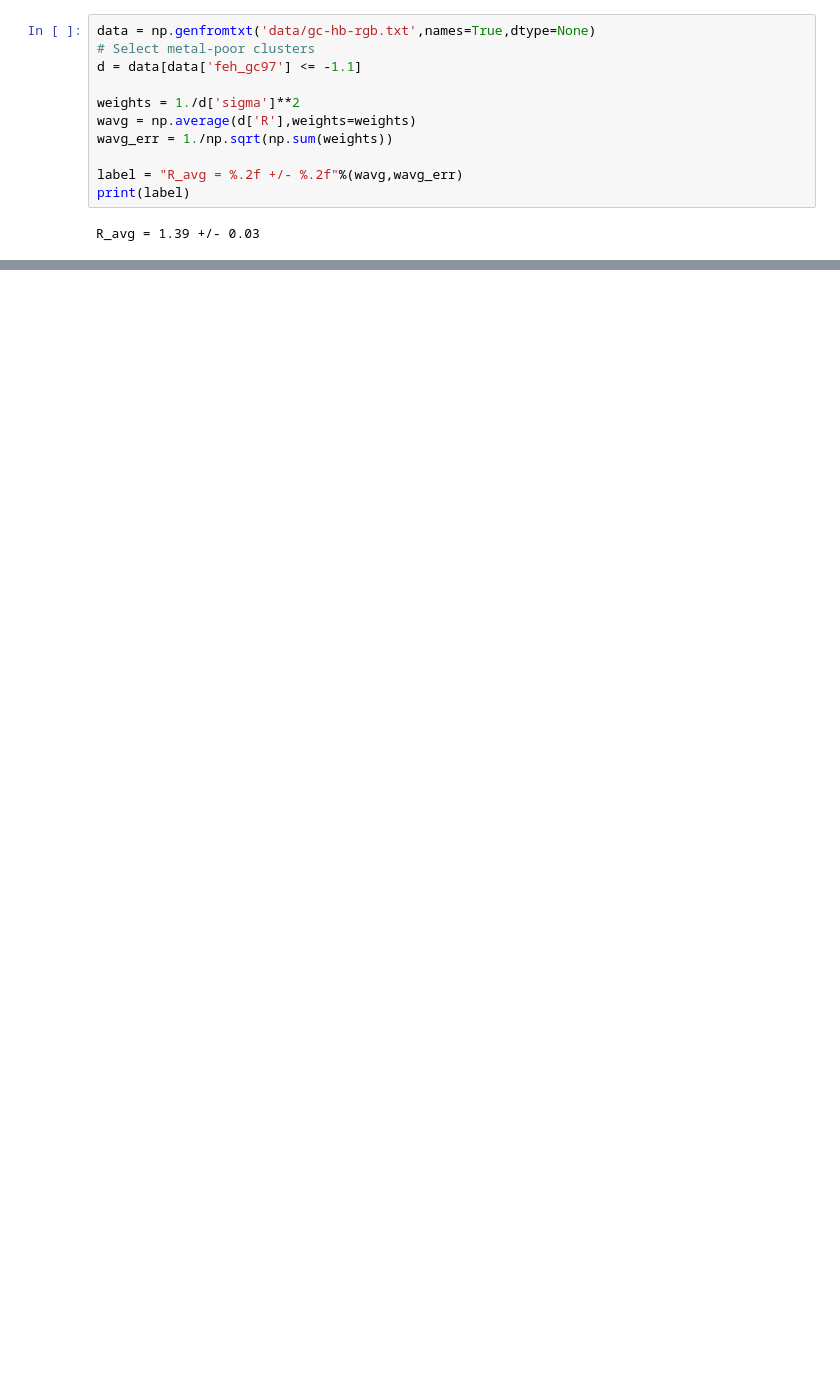
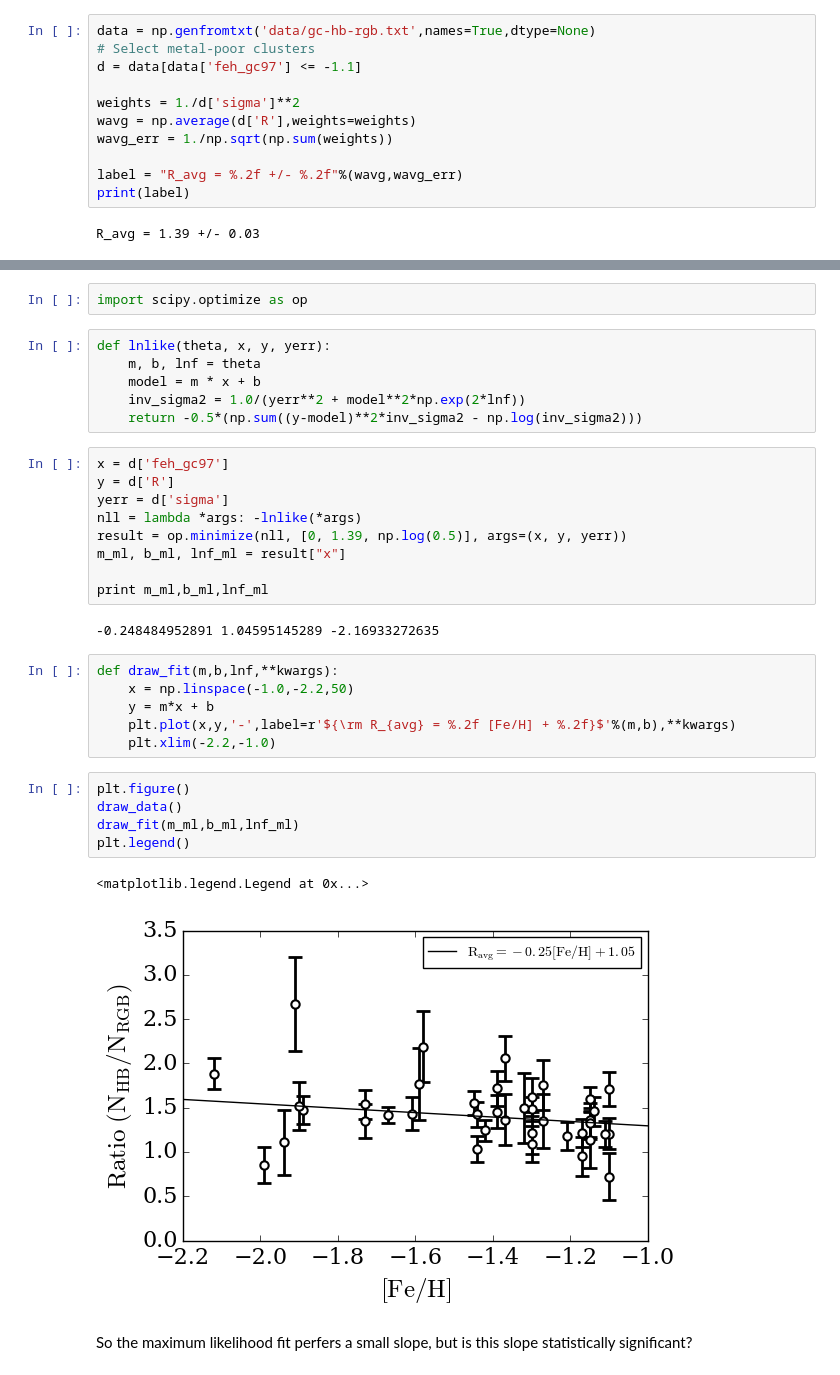
Before and after one commit to lsstdarkmatter/axions, a Jupyter notebook: hb_rgb_ratio.ipynb, the cells around one changed output, grey strips where cells are left out. Saved outputs shown, nothing was run; the diff lists cells and outputs as text; blank space fills up the shorter version.

```diff
--- a/hb_rgb_ratio.ipynb
+++ b/hb_rgb_ratio.ipynb
@@ -30,0 +56,35 @@ plt.legend()
+# %%
+import scipy.optimize as op
+# %%
+def lnlike(theta, x, y, yerr):
+    m, b, lnf = theta
+    model = m * x + b
+    inv_sigma2 = 1.0/(yerr**2 + model**2*np.exp(2*lnf))
+    return -0.5*(np.sum((y-model)**2*inv_sigma2 - np.log(inv_sigma2)))
+# %%
+x = d['feh_gc97']
+y = d['R']
+yerr = d['sigma']
+nll = lambda *args: -lnlike(*args)
+result = op.minimize(nll, [0, 1.39, np.log(0.5)], args=(x, y, yerr))
+m_ml, b_ml, lnf_ml = result["x"]
+
+print m_ml,b_ml,lnf_ml
+# %% [output]
+-0.248484952891 1.04595145289 -2.16933272635
+# %%
+def draw_fit(m,b,lnf,**kwargs):
+    x = np.linspace(-1.0,-2.2,50)
+    y = m*x + b
+    plt.plot(x,y,'-',label=r'${\rm R_{avg} = %.2f [Fe/H] + %.2f}$'%(m,b),**kwargs)
+    plt.xlim(-2.2,-1.0)
+# %%
+plt.figure()
+draw_data()
+draw_fit(m_ml,b_ml,lnf_ml)
+plt.legend()
+# %% [output]
+<matplotlib.legend.Legend at 0x...>
+[figure, added]
+# %% [markdown]
+So the maximum likelihood fit perfers a small slope, but is this slope statistically significant?
```
Also changed, not shown: parts of 15 cells of this notebook.
